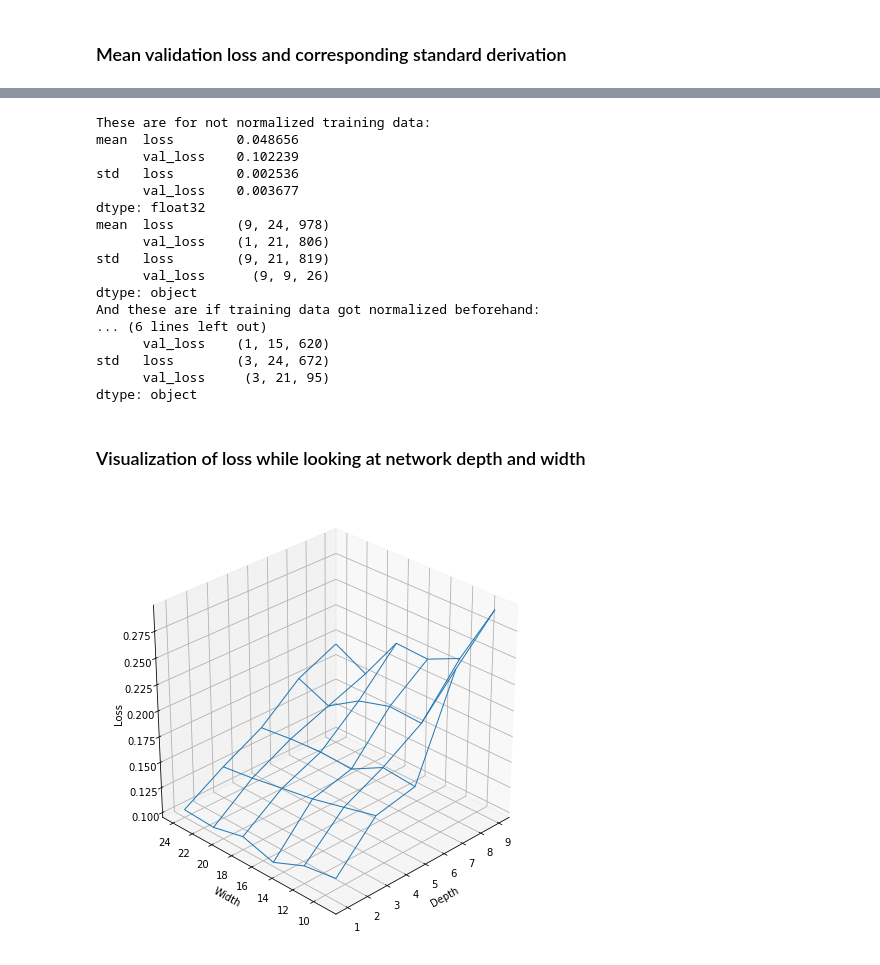
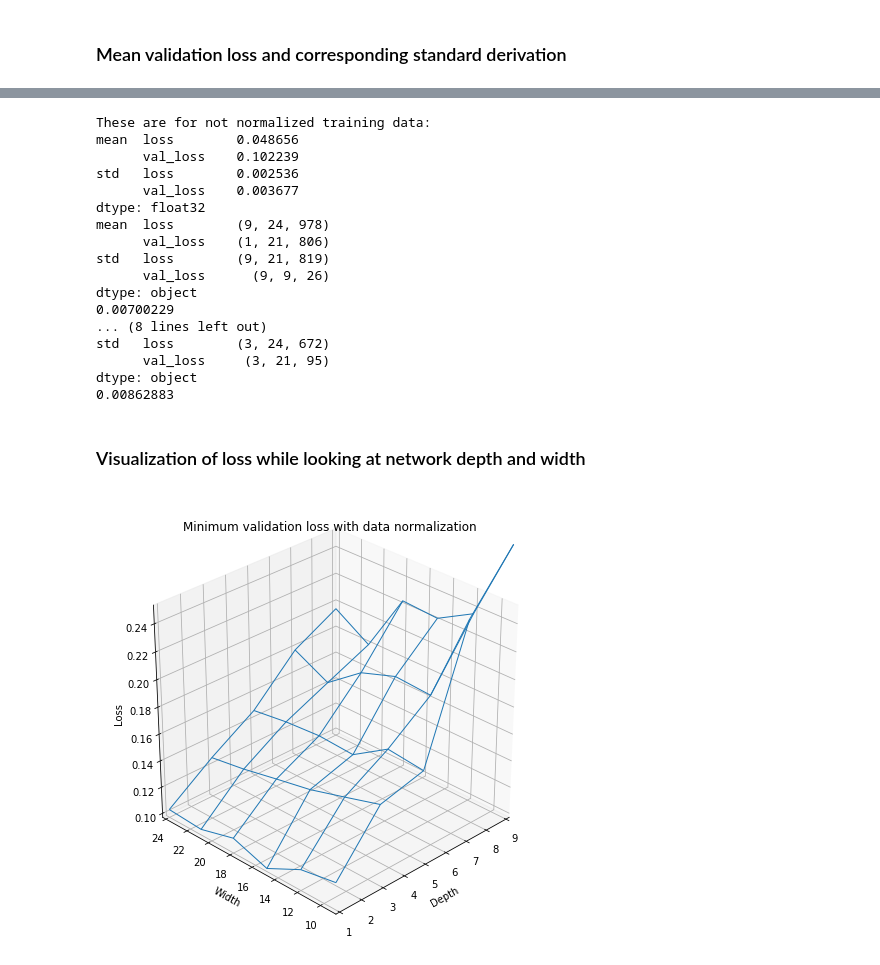
Before and after one commit to leyhline/vix-term-structure, a Jupyter notebook: models.ipynb, the cells around one changed output, grey strips where cells are left out. Drawn from its saved outputs; the diff is of its cells as text; code cells hidden in the pictures.

```diff
--- a/models.ipynb
+++ b/models.ipynb
@@ -104,8 +105,10 @@ plt.show()
 # %%
 print("These are for not normalized training data:")
 print(reduced_basic.min(), reduced_basic.idxmin(), sep="\n")
+print(reduced_basic["std", "val_loss"][1, 21, 806])
 print("And these are if training data got normalized beforehand:")
 print(reduced_normal.min(), reduced_normal.idxmin(), sep="\n")
+print(reduced_normal["std", "val_loss"][1, 15, 620])
 # %% [output]
 These are for not normalized training data:
 mean  loss        0.048656
@@ -118,16 +121,16 @@ mean  loss        (9, 24, 978)
 std   loss        (9, 21, 819)
       val_loss      (9, 9, 26)
 dtype: object
-And these are if training data got normalized beforehand:
-... (6 lines left out)
-      val_loss    (1, 15, 620)
+0.00700229
+... (8 lines left out)
 std   loss        (3, 24, 672)
       val_loss     (3, 21, 95)
 dtype: object
+0.00862883
 # %% [markdown]
 ### Visualization of loss while looking at network depth and width
 # %%
-def plot3d_loss(dataframe, metric: str, loss: str):
+def plot3d_loss(dataframe, metric: str, loss: str, zlim=(0.1,0.25)):
     min_loss = dataframe.groupby(("depth", "width")).min()
     X = min_loss.index.levels[0]
     Y = min_loss.index.levels[1]
@@ -141,11 +144,15 @@ def plot3d_loss(dataframe, metric: str, loss: str):
     ax.view_init(azim=225)
     ax.set_xlabel("Depth")
     ax.set_ylabel("Width")
+    ax.set_xlim(X[0,0], X[-1,-1])
+    ax.set_ylim(Y[0,0], Y[-1,-1])
+    ax.set_zlim(zlim)
     ax.set_zlabel("Loss", rotation=90)
 # %%
 plot3d_loss(reduced_normal, "mean", "val_loss")
+plt.title("Minimum validation loss with data normalization")
 plt.show()
 # %% [output]
-[figure, old version]
+[figure, new version]
 # %%
 plot3d_loss(reduced_basic, "mean", "val_loss")
```
Also changed, not shown: parts of 6 cells of this notebook.
